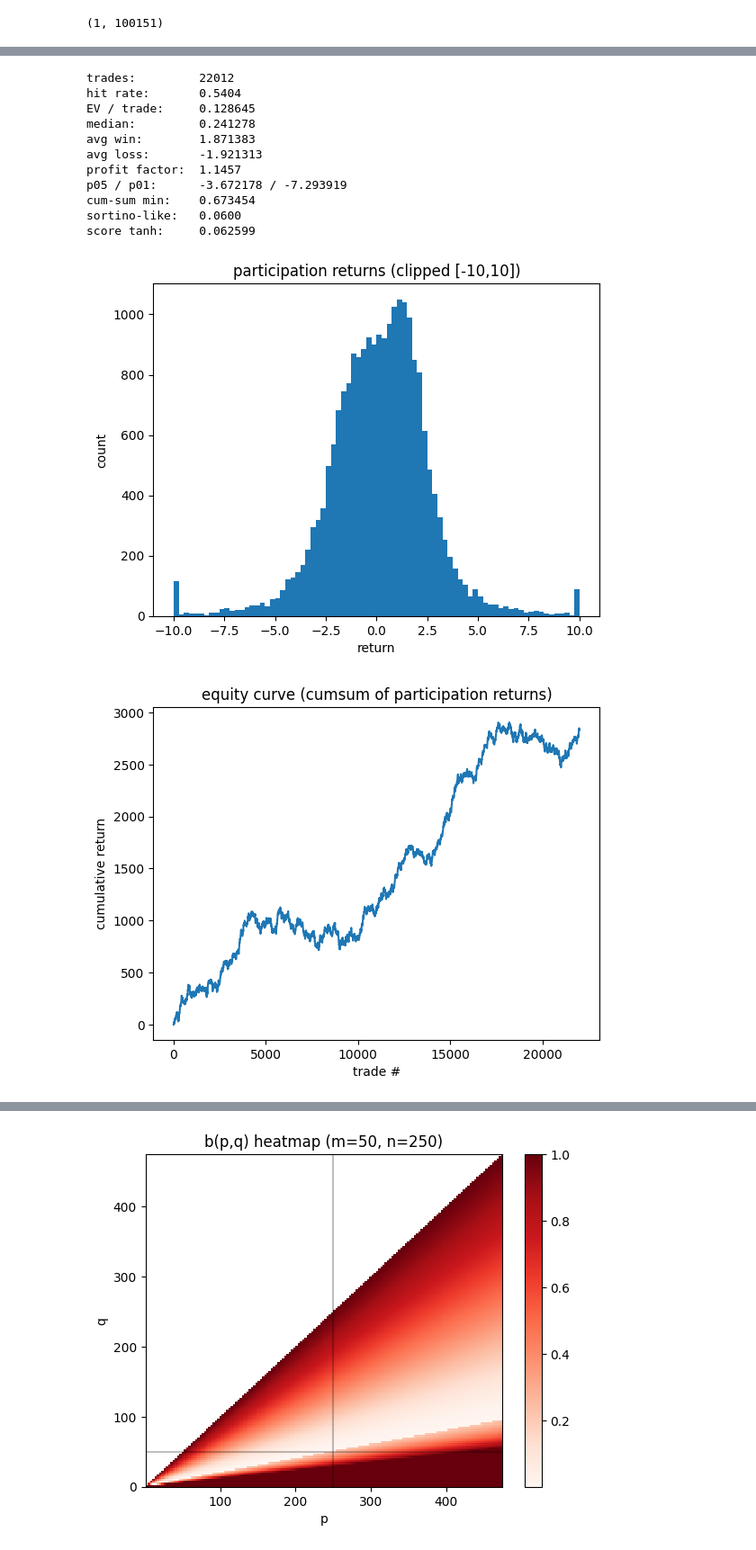
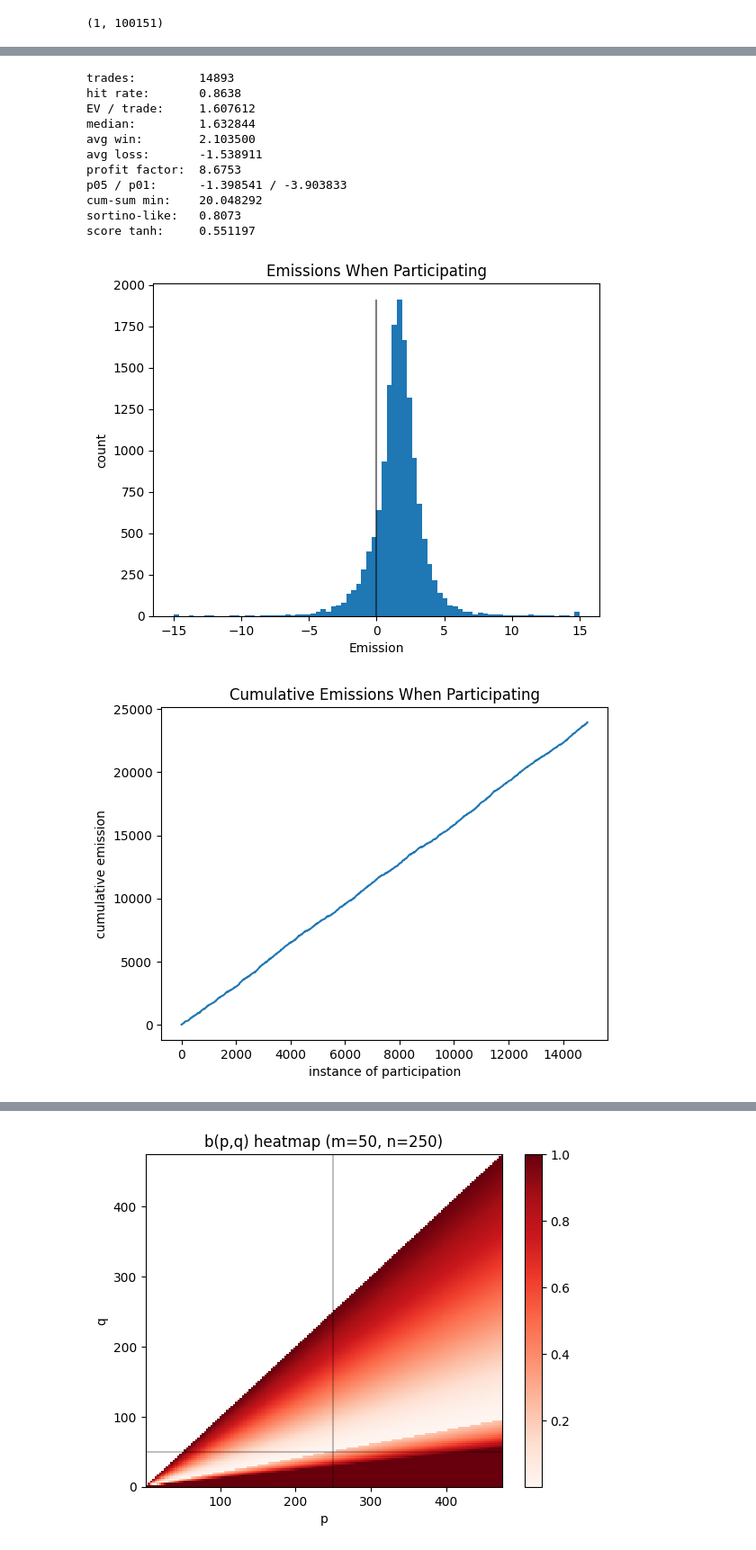
Before and after one commit to Logan-Kelsch/Structural_Regression, a Jupyter notebook: src/dev.ipynb, the cells around one changed output, grey strips where cells are left out. Shown at 90% size. Saved outputs shown, nothing was run; the diff lists cells and outputs as text; code cells hidden in the pictures.

```diff
--- a/src/dev.ipynb
+++ b/src/dev.ipynb
@@ -660,8 +669,11 @@ plt.plot(re > 2)
 # %% [output]
 (1, 100151)
 # %%
-pres = ((X._X_inst[:,28])>0).astype(int)
+import numpy as np
+em = evaluation["svecs"]["evaluation_mask"]
+pres = ((X._X_inst[:,15])>0).astype(int)
 re = evaluation["svecs"]["raw_emission"]
+re = re
 print(pres.shape)
 print(re * pres)
 res = (re * pres)
@@ -738,50 +751,54 @@ sortino_like = (ev / down_std) if (down_std and down_std > 0) else np.nan
 
 import numpy as np
 
 r = re[pres].astype(float)
 r = r[np.isfinite(r)]
 
 s = np.median(np.abs(r)) + 1e-12  # robust scale
 score_tanh = np.mean(np.tanh(r / s))
 
 print(f"trades:         {n_trades}")
 print(f"hit rate:       {hit_rate:.4f}")
 print(f"EV / trade:     {ev:.6f}")
 print(f"median:         {median:.6f}")
 print(f"avg win:        {avg_win:.6f}")
 print(f"avg loss:       {avg_loss:.6f}")
 print(f"profit factor:  {profit_factor:.4f}")
 print(f"p05 / p01:      {p05:.6f} / {p01:.6f}")
 print(f"cum-sum min:    {max_dd_like:.6f}")
 print(f"sortino-like:   {sortino_like:.4f}")
 print(f"score tanh:     {score_tanh:.6f}")
 
+bins=80
+hval, _ = np.histogram(np.clip(r, -15, 15), bins=bins)
+
 # quick view
 plt.figure()
-plt.hist(np.clip(r, -10, 10), bins=80)
-plt.title("participation returns (clipped [-10,10])")
-plt.xlabel("return")
+plt.hist(np.clip(r, -15, 15), bins=bins)
+plt.vlines(0, colors='black', alpha=0.5,ymin=0, ymax=np.max(hval))
+plt.title("Emissions When Participating")
+plt.xlabel("Emission")
 plt.ylabel("count")
 plt.show()
 
 plt.figure()
 plt.plot(np.cumsum(r))
-plt.title("equity curve (cumsum of participation returns)")
-plt.xlabel("trade #")
-plt.ylabel("cumulative return")
+plt.title("Cumulative Emissions When Participating")
+plt.xlabel("instance of participation")
+plt.ylabel("cumulative emission")
 plt.show()
 # %% [output]
-trades:         22012
-hit rate:       0.5404
-EV / trade:     0.128645
-median:         0.241278
-avg win:        1.871383
-avg loss:       -1.921313
-profit factor:  1.1457
-p05 / p01:      -3.672178 / -7.293919
-cum-sum min:    0.673454
-sortino-like:   0.0600
-score tanh:     0.062599
+trades:         14893
+hit rate:       0.8638
+EV / trade:     1.607612
+median:         1.632844
+avg win:        2.103500
+avg loss:       -1.538911
+profit factor:  8.6753
+p05 / p01:      -1.398541 / -3.903833
+cum-sum min:    20.048292
+sortino-like:   0.8073
+score tanh:     0.551197
-[figure, old version]
+[figure, new version]
-[figure, old version]
+[figure, new version]
 # %%
```
Also changed, not shown: parts of 11 cells of this notebook, 6 other files.
